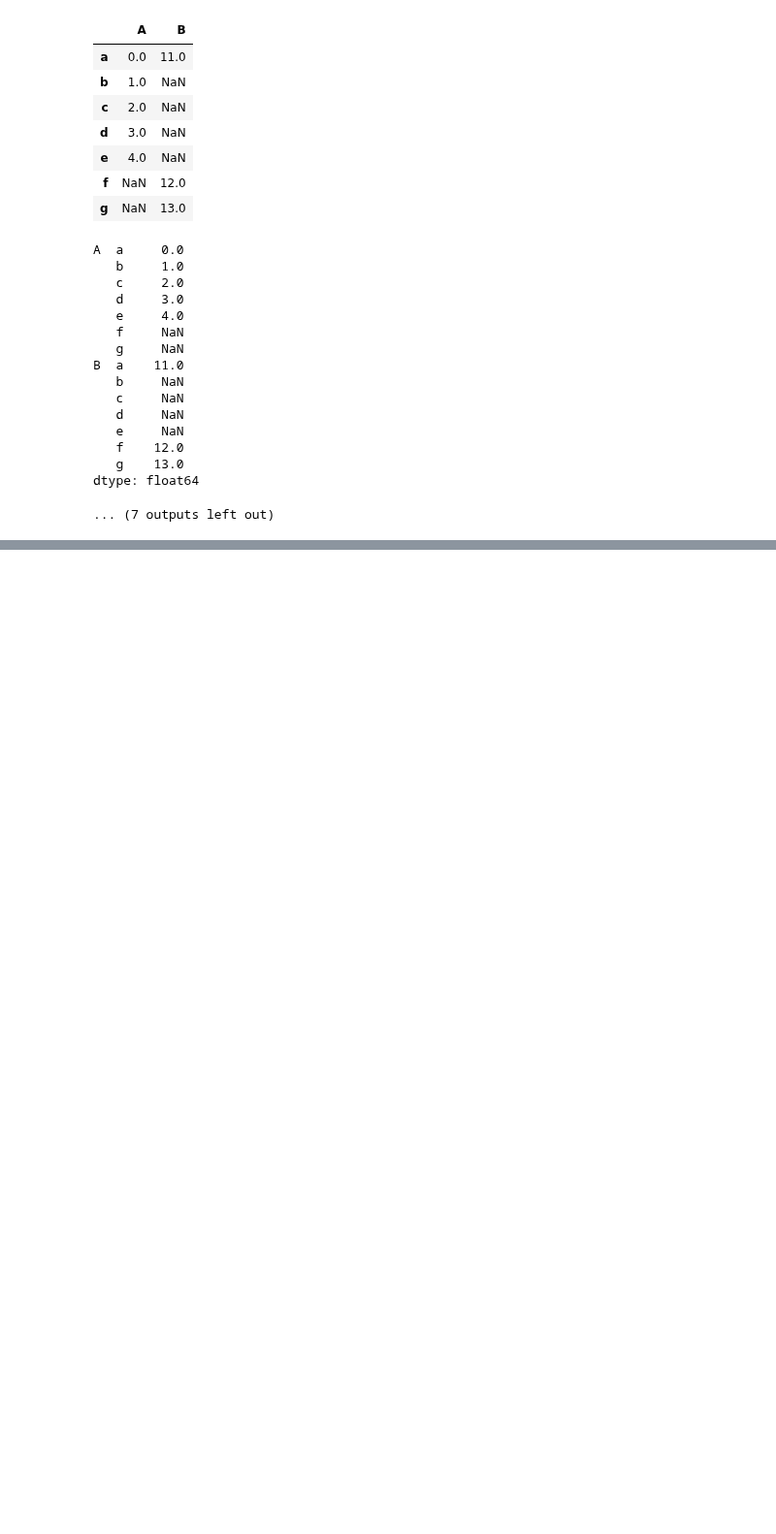
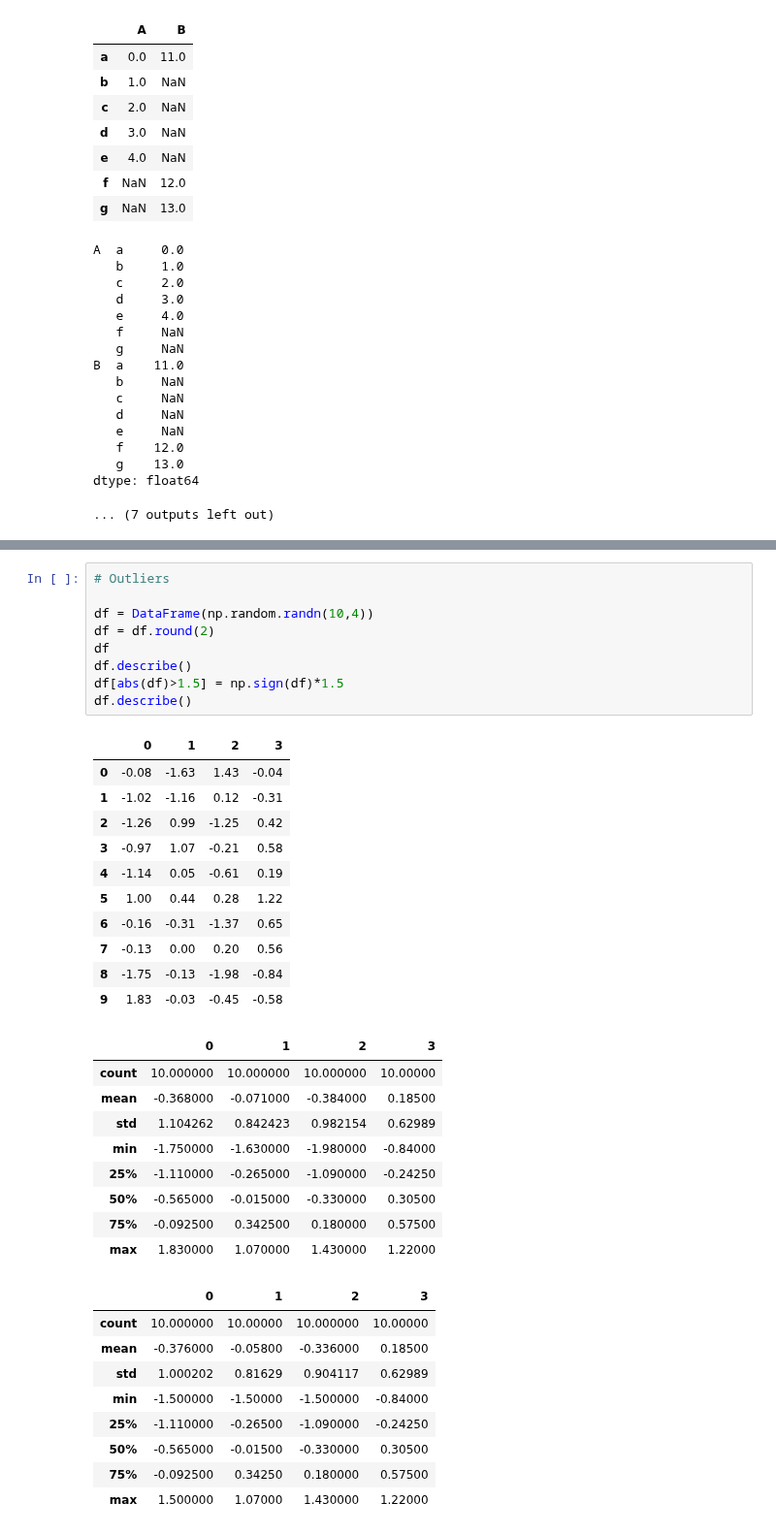
Before and after one commit to niranjv/ml-notes, a Jupyter notebook: notes/pandas-notes-3.ipynb, the cells around one changed output, grey strips where cells are left out. Shown at 97% size. Cells and saved outputs as stored; diff of their text form; blank space fills up the shorter version.

```diff
--- a/notes/pandas-notes-3.ipynb
+++ b/notes/pandas-notes-3.ipynb
@@ -333,0 +944,39 @@ dtype: float64
+# %%
+# Outliers
+
+df = DataFrame(np.random.randn(10,4))
+df = df.round(2)
+df
+df.describe()
+df[abs(df)>1.5] = np.sign(df)*1.5
+df.describe()
+# %% [output]
+|  | 0 | 1 | 2 | 3 |
+| 0 | -0.08 | -1.63 | 1.43 | -0.04 |
+| 1 | -1.02 | -1.16 | 0.12 | -0.31 |
+| 2 | -1.26 | 0.99 | -1.25 | 0.42 |
+| 3 | -0.97 | 1.07 | -0.21 | 0.58 |
+| 4 | -1.14 | 0.05 | -0.61 | 0.19 |
+| 5 | 1.00 | 0.44 | 0.28 | 1.22 |
+| 6 | -0.16 | -0.31 | -1.37 | 0.65 |
+| 7 | -0.13 | 0.00 | 0.20 | 0.56 |
+| 8 | -1.75 | -0.13 | -1.98 | -0.84 |
+| 9 | 1.83 | -0.03 | -0.45 | -0.58 |
+|  | 0 | 1 | 2 | 3 |
+| count | 10.000000 | 10.000000 | 10.000000 | 10.00000 |
+| mean | -0.368000 | -0.071000 | -0.384000 | 0.18500 |
+| std | 1.104262 | 0.842423 | 0.982154 | 0.62989 |
+| min | -1.750000 | -1.630000 | -1.980000 | -0.84000 |
+| 25% | -1.110000 | -0.265000 | -1.090000 | -0.24250 |
+| 50% | -0.565000 | -0.015000 | -0.330000 | 0.30500 |
+| 75% | -0.092500 | 0.342500 | 0.180000 | 0.57500 |
+| max | 1.830000 | 1.070000 | 1.430000 | 1.22000 |
+|  | 0 | 1 | 2 | 3 |
+| count | 10.000000 | 10.00000 | 10.000000 | 10.00000 |
+| mean | -0.376000 | -0.05800 | -0.336000 | 0.18500 |
+| std | 1.000202 | 0.81629 | 0.904117 | 0.62989 |
+| min | -1.500000 | -1.50000 | -1.500000 | -0.84000 |
+| 25% | -1.110000 | -0.26500 | -1.090000 | -0.24250 |
+| 50% | -0.565000 | -0.01500 | -0.330000 | 0.30500 |
+| 75% | -0.092500 | 0.34250 | 0.180000 | 0.57500 |
+| max | 1.500000 | 1.07000 | 1.430000 | 1.22000 |
```
Also changed, not shown: parts of 13 cells of this notebook.
